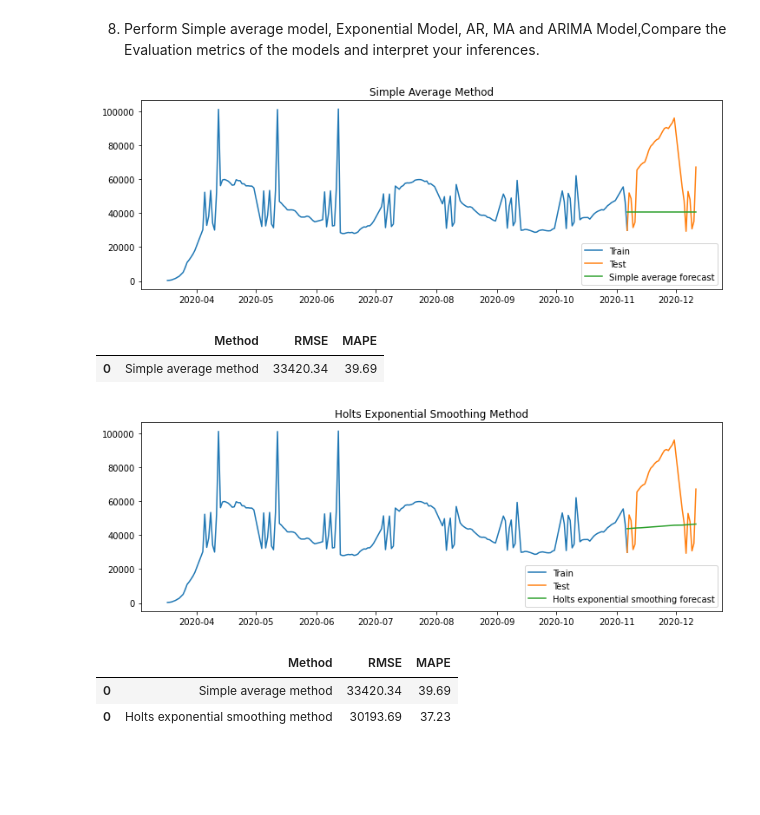
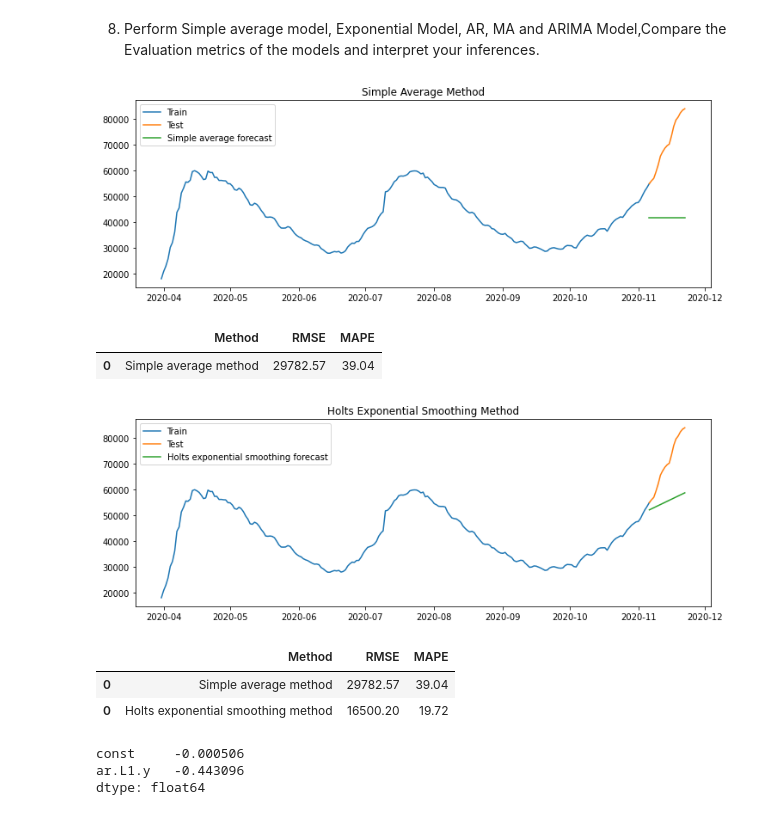
Before and after one commit to vkayonline/US-COVID19-Forecasting, a Jupyter notebook: TSF_CT2_Project.ipynb, the cells around one changed output. Drawn from its saved outputs; the diff is of its cells as text; code cells hidden in the pictures; blank space fills up the shorter version.

```diff
--- a/TSF_CT2_Project.ipynb
+++ b/TSF_CT2_Project.ipynb
@@ -19,5 +19,7 @@ data.head()
 | 3 | 20-03-2020 | 24197 | 1042 | 273 |
 | 4 | 21-03-2020 | 31013 | 1492 | 335 |
 # %%
-data['Date'] = pd.to_datetime(data['Date'])
-data = data.set_index('Date')
+data["Date_"] = pd.to_datetime(data["Date"],format='%d-%m-%Y')
+data=data.set_index("Date_")
+data = data.drop("Date",axis=1)
+data.info()
@@ -83,0 +97,11 @@ array([[<matplotlib.axes._subplots.AxesSubplot object at 0x...>,
+# %%
+max_threshold = data['Hospitalized'].quantile(0.95)
+# max_threshold
+
+min_threshold = data['Hospitalized'].quantile(0.05)
+# min_threshold
+
+#Outliers Removed With Quantile
+clean_data = data[(data['Hospitalized'] < max_threshold)&(data['Hospitalized']>min_threshold)]
+fig = plt.subplots(figsize=(12,2))
+sns.boxplot(x=clean_data['Hospitalized'],whis=1.5)
@@ -109,55 +277,63 @@ plt.show()
 7. Declare the feature vector and split the data into training and test sets. Consider the data before 06-11-2020 for training data and the rest for the test set.
 # %%
 ### Splitting Data into Train and Test
-train = data.loc['17-03-2020':'11-06-2020']
-test = data.loc['11-06-2020':]
+train = clean_data['Hospitalized'].loc[:'11-06-2020']
+test = clean_data['Hospitalized'].loc['11-06-2020':]
+
+train_data = pd.DataFrame(train)
+train_data.columns=['Hospitalized']
+
+test_data = pd.DataFrame(test)
+test_data.columns=['Hospitalized']
 # %% [markdown]
 8. Perform Simple average model, Exponential Model, AR, MA and ARIMA Model,Compare the Evaluation metrics of the models and interpret your inferences.
 # %%
+from sklearn.metrics import mean_squared_error
+
 ### Simple Average Method
-y_hat_avg = test.copy()
-y_hat_avg['simple_avg_forecast'] = train['Hospitalized'].mean()
+y_hat_avg = test_data.copy()
+y_hat_avg['simple_avg_forecast'] = train_data['Hospitalized'].mean()
 plt.figure(figsize=(12,4))
-plt.plot(train['Hospitalized'], label='Train')
-plt.plot(test['Hospitalized'], label='Test')
+plt.plot(train_data['Hospitalized'], label='Train')
+plt.plot(test_data['Hospitalized'], label='Test')
 plt.plot(y_hat_avg['simple_avg_forecast'], label='Simple average forecast')
 plt.legend(loc='best')
 plt.title('Simple Average Method')
 plt.show()
 # %% [output]
-[figure, old version]
+[figure, new version]
 # %%
 from sklearn.metrics import mean_squared_error
-rmse = np.sqrt(mean_squared_error(test['Hospitalized'], y_hat_avg['simple_avg_forecast'])).round(2)
-mape = np.round(np.mean(np.abs(test['Hospitalized']-y_hat_avg['simple_avg_forecast'])/test['Hospitalized'])*100,2)
+rmse = np.sqrt(mean_squared_error(test_data['Hospitalized'], y_hat_avg['simple_avg_forecast'])).round(2)
+mape = np.round(np.mean(np.abs(test_data['Hospitalized']-y_hat_avg['simple_avg_forecast'])/test_data['Hospitalized'])*100,2)
 
 results = pd.DataFrame({'Method':['Simple average method'], 'MAPE': [mape], 'RMSE': [rmse]})
 results = results[['Method', 'RMSE', 'MAPE']]
 results
 # %% [output]
 |  | Method | RMSE | MAPE |
-| 0 | Simple average method | 33420.34 | 39.69 |
+| 0 | Simple average method | 29782.57 | 39.04 |
 # %%
 ### Holt's Exponential Method
 from statsmodels.tsa.holtwinters import ExponentialSmoothing
-model = ExponentialSmoothing(np.asarray(train['Hospitalized']) ,seasonal_periods=12 ,trend='additive', seasonal=None)
+model = ExponentialSmoothing(np.asarray(train_data['Hospitalized']) ,seasonal_periods=12 ,trend='additive', seasonal=None)
 model_fit = model.fit(smoothing_level=0.2, smoothing_slope=0.01, optimized=False)
 
-y_hat_holt = test.copy()
+y_hat_holt = test_data.copy()
 y_hat_holt['holt_forecast'] = model_fit.forecast(len(test))
 
 plt.figure(figsize=(12,4))
-plt.plot( train['Hospitalized'], label='Train')
-plt.plot(test['Hospitalized'], label='Test')
+plt.plot( train_data['Hospitalized'], label='Train')
+plt.plot(test_data['Hospitalized'], label='Test')
 plt.plot(y_hat_holt['holt_forecast'], label="Holts exponential smoothing forecast")
 plt.legend(loc='best')
 plt.title('Holts Exponential Smoothing Method')
 plt.show()
 # %% [output]
-[figure, old version]
+[figure, new version]
 # %%
-rmse = np.sqrt(mean_squared_error(test['Hospitalized'], y_hat_holt['holt_forecast'])).round(2)
-mape = np.round(np.mean(np.abs(test['Hospitalized']-y_hat_holt['holt_forecast'])/test['Hospitalized'])*100,2)
+rmse = np.sqrt(mean_squared_error(test_data['Hospitalized'], y_hat_holt['holt_forecast'])).round(2)
+mape = np.round(np.mean(np.abs(test_data['Hospitalized']-y_hat_holt['holt_forecast'])/test_data['Hospitalized'])*100,2)
 
 tempResults = pd.DataFrame({'Method':['Holts exponential smoothing method'], 'RMSE': [rmse],'MAPE': [mape] })
 results = pd.concat([results, tempResults])
@@ -165,5 +341,5 @@ results = results[['Method', 'RMSE', 'MAPE']]
 results
 # %% [output]
 |  | Method | RMSE | MAPE |
-| 0 | Simple average method | 33420.34 | 39.69 |
-| 0 | Holts exponential smoothing method | 30193.69 | 37.23 |
+| 0 | Simple average method | 29782.57 | 39.04 |
+| 0 | Holts exponential smoothing method | 16500.20 | 19.72 |
@@ -171,0 +346,11 @@ results
+# %%
+### Auto Regression Methods
+## AR Model
+from statsmodels.tsa.arima_model import ARIMA
+model = ARIMA(data_boxcox_diff_two, order=(1,0,0)) # (AR) - I - MA
+model_fit = model.fit()
+print(model_fit.params)
+# %% [output]
+const     -0.000506
+ar.L1.y   -0.443096
+dtype: float64
```
Also changed, not shown: parts of 30 cells of this notebook.
